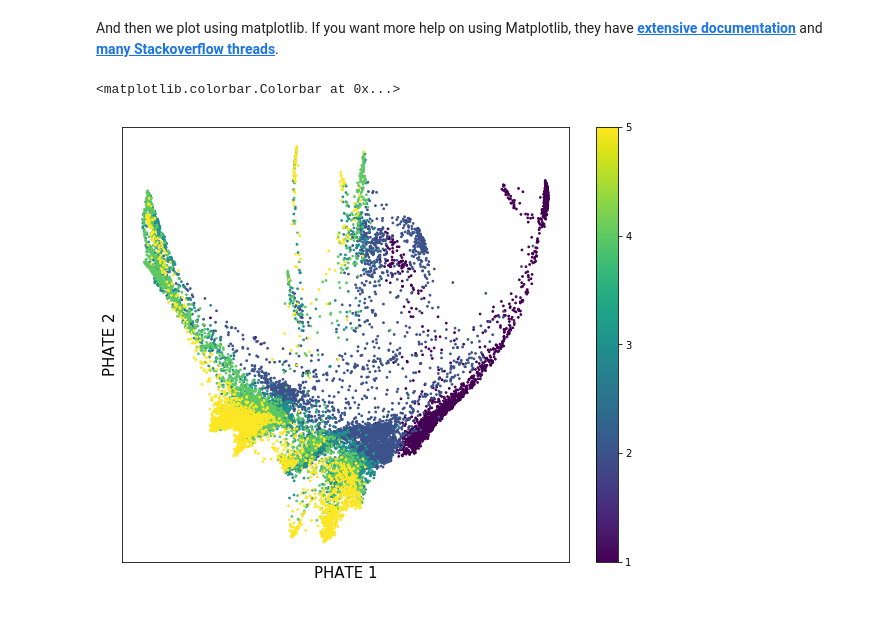
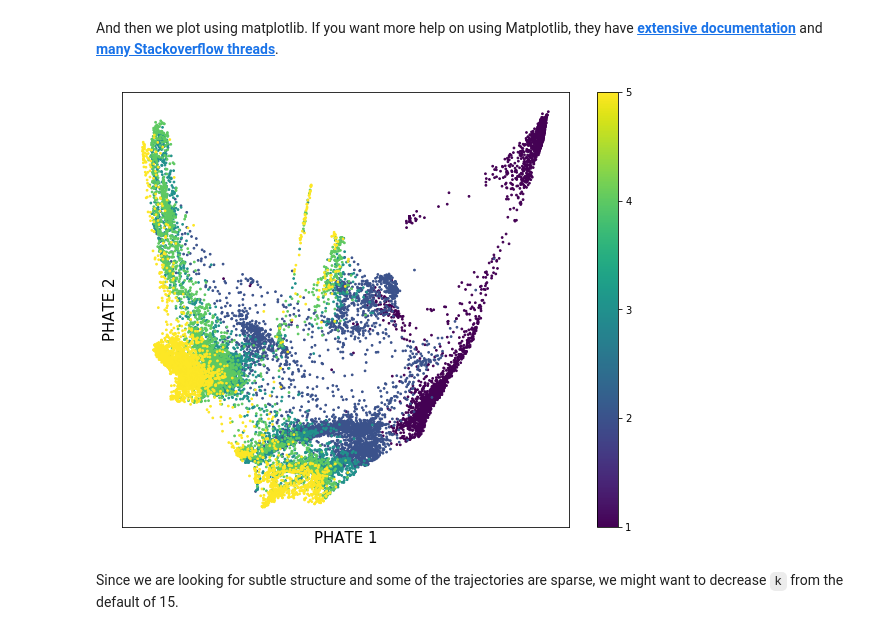
Before and after one commit to KrishnaswamyLab/PHATE, a Jupyter notebook: Python/tutorial/EmbryoidBody.ipynb, the cells around one changed output. Saved outputs shown, nothing was run; the diff lists cells and outputs as text; code cells hidden in the pictures.

```diff
--- a/Python/tutorial/EmbryoidBody.ipynb
+++ b/Python/tutorial/EmbryoidBody.ipynb
@@ -57,0 +53,6 @@ Let's load the data and create a single datamatrix that we can use for preproces
+# %%
+import os
+import zipfile
+from urllib.request import urlopen
+download_path = os.path.expanduser("~")
+print(download_path)
@@ -72,9 +99,10 @@ Note: By default, `phate.io.load_10X` loads scRNA-seq data using the Pandas Spar
 # %%
-T1 = phate.io.load_10X('/home/user/scRNAseq/T0_1A/', sparse=False)
-T2 = phate.io.load_10X('/home/user/scRNAseq/T2_3B/', sparse=False)
-T3 = phate.io.load_10X('/home/user/scRNAseq/T4_5C/', sparse=False)
-T4 = phate.io.load_10X('/home/user/scRNAseq/T6_7D/', sparse=False)
-T5 = phate.io.load_10X('/home/user/scRNAseq/T8_9E/', sparse=False)
+sparse=True
+T1 = phate.io.load_10X(os.path.join(download_path, "scRNAseq", "T0_1A"), sparse=sparse, gene_labels='both')
+T2 = phate.io.load_10X(os.path.join(download_path, "scRNAseq", "T2_3B"), sparse=sparse, gene_labels='both')
+T3 = phate.io.load_10X(os.path.join(download_path, "scRNAseq", "T4_5C"), sparse=sparse, gene_labels='both')
+T4 = phate.io.load_10X(os.path.join(download_path, "scRNAseq", "T6_7D"), sparse=sparse, gene_labels='both')
+T5 = phate.io.load_10X(os.path.join(download_path, "scRNAseq", "T8_9E"), sparse=sparse, gene_labels='both')
 # %% [output]
 Imported data matrix with 4649 cells and 33694 genes.
 Imported data matrix with 7377 cells and 33694 genes.
@@ -160,7 +188,7 @@ lib_size      = lib_size[~cells_to_drop]
 
 We eliminate genes that are expressed in 10 cells or fewer.
 # %%
-genes_keep = np.sum(EBT_counts, axis=0) > 10
+genes_keep = np.sum(EBT_counts > 0, axis=0) > 10
 EBT_counts = EBT_counts.loc[:,genes_keep]
 # %% [markdown]
 ### Normalization
@@ -186,7 +214,7 @@ The API of PHATE models that of SciKit-Learn. First, you instantiate a PHATE est
 # %% [markdown]
 Here's the simplest way to apply PHATE:
 # %%
-phate_operator = phate.PHATE(n_components=2, a=10, k=12, alpha_decay=True, n_jobs=-2)
+phate_operator = phate.PHATE(n_components=2, n_jobs=-2)
 
-Y_2Dmmds = phate_operator.fit_transform(EBT_counts)
+Y_phate = phate_operator.fit_transform(EBT_counts)
 # %% [output]
@@ -201,19 +241,20 @@ Finished PHATE embedding in 103.78 seconds.
 # %% [markdown]
 And then we plot using matplotlib. If you want more help on using Matplotlib, they have [**extensive documentation**](https://matplotlib.org/tutorials/index.html) and [**many Stackoverflow threads**](https://stackoverflow.com/questions/tagged/matplotlib).
 # %%
-f, ax = plt.subplots(1)
-f.set_size_inches(10,8)
+fig, ax = plt.subplots(1, figsize=(10,8))
 
-sc = ax.scatter(Y_2Dmmds[:,0], Y_2Dmmds[:,1], c=sample_labels, s=3)
+points = ax.scatter(Y_phate[:,0], Y_phate[:,1], c=sample_labels, s=3)
 
 ax.set_xticks([])
 ax.set_yticks([])
 ax.set_xlabel('PHATE 1', fontsize=15)
 ax.set_ylabel('PHATE 2', fontsize=15)
 
 ax.set_title('')
 
-f.colorbar(sc, ticks=[1,2,3,4,5])
+fig.colorbar(points, ticks=[1,2,3,4,5])
+fig.show()
 # %% [output]
-<matplotlib.colorbar.Colorbar at 0x...>
-[figure, old version]
+[figure, new version]
+# %% [markdown]
+Since we are looking for subtle structure and some of the trajectories are sparse, we might want to decrease `k` from the default of 15.
```
Also changed, not shown: parts of 9 cells of this notebook, 2 other files.
